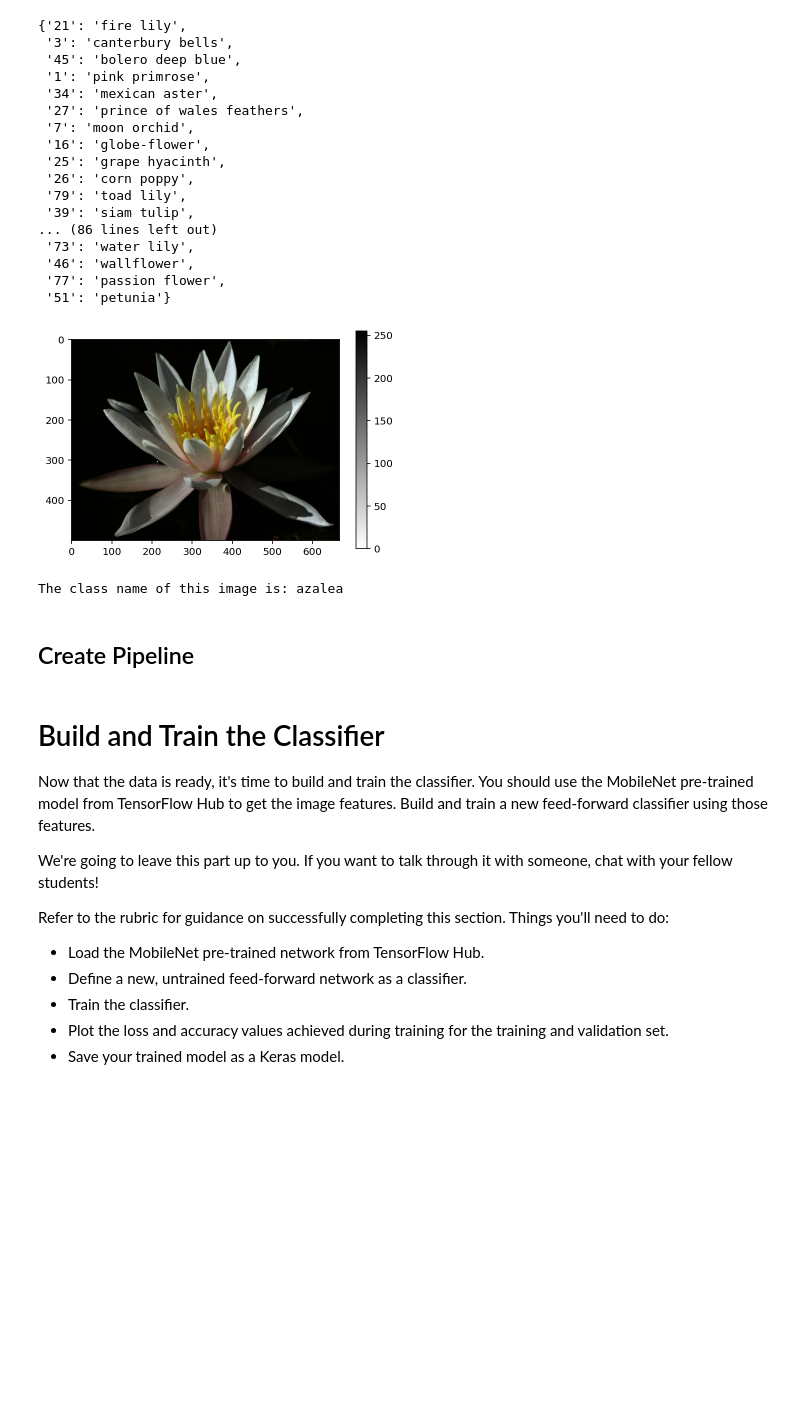
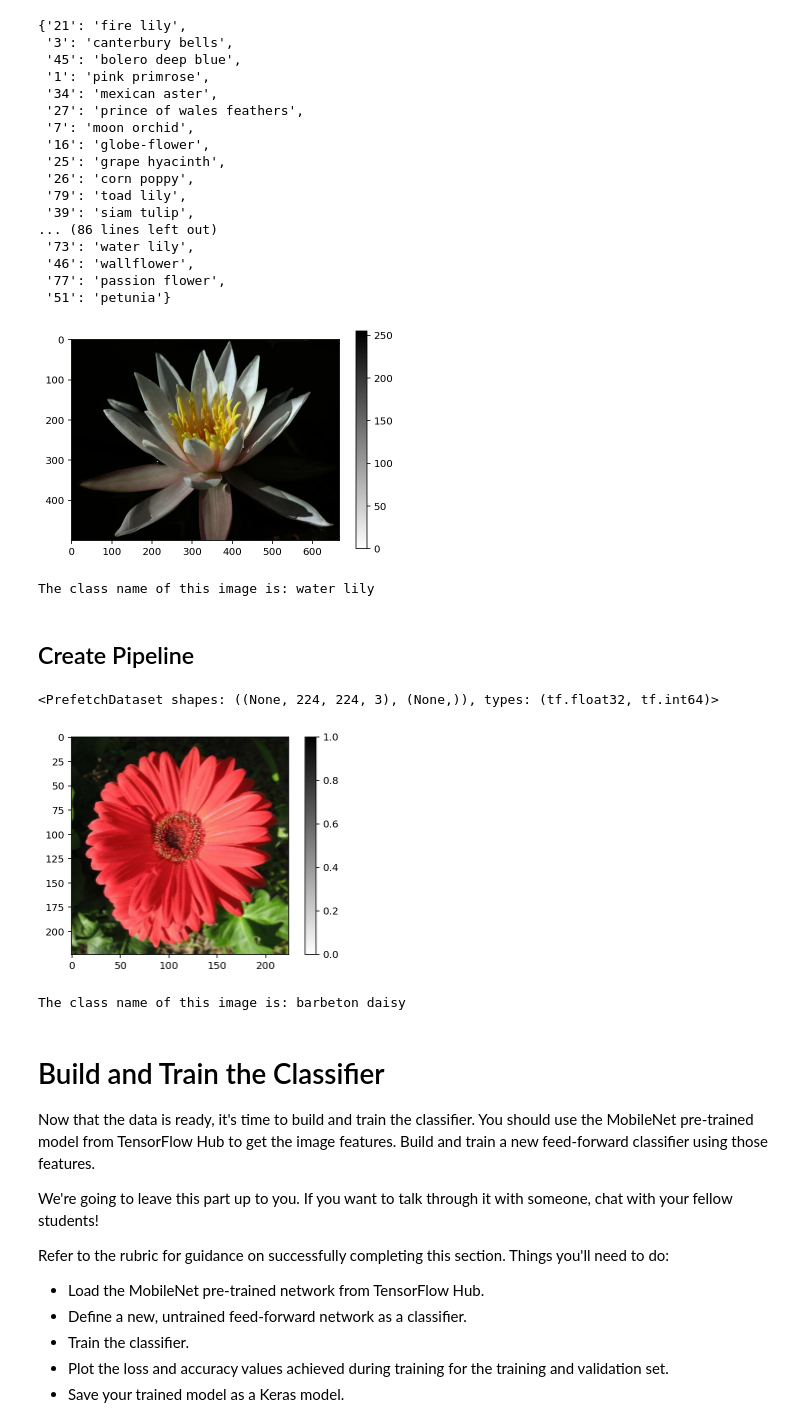
Before and after one commit to chikakorooney/intro-to-ml-tensorflow, a Jupyter notebook: projects/p2_image_classifier/Project_Image_Classifier_Project.ipynb, the cells around one changed output. Cells and saved outputs as stored; diff of their text form; code cells hidden in the pictures; blank space fills up the shorter version.

```diff
--- a/projects/p2_image_classifier/Project_Image_Classifier_Project.ipynb
+++ b/projects/p2_image_classifier/Project_Image_Classifier_Project.ipynb
@@ -171,10 +171,10 @@ plt.imshow(image, cmap= plt.cm.binary)
 plt.colorbar()
 plt.show()
 
-print('The class name of this image is:', class_names[str(label)])
+print('The class name of this image is:', class_names[str(label+1)])
 # %% [output]
 [figure]
-The class name of this image is: azalea
+The class name of this image is: water lily
 # %% [markdown]
 ## Create Pipeline
 # %%
@@ -191,6 +191,26 @@ def normalize(image, label):
 training_batches = training_set.shuffle(num_training_examples//4).map(normalize).batch(batch_size).prefetch(1)
 validation_batches = validation_set.map(normalize).batch(batch_size).prefetch(1)
 testing_batches = test_set.map(normalize).batch(batch_size).prefetch(1)
+# %%
+#showing the shape of the testing_batches
+testing_batches
+# %% [output]
+<PrefetchDataset shapes: ((None, 224, 224, 3), (None,)), types: (tf.float32, tf.int64)>
+# %%
+# Plot sample image from the testing_batch after processing.
+
+for image, label in testing_batches.take(1):
+    image = image[0].numpy()
+    label = label[0].numpy()
+
+plt.imshow(image, cmap= plt.cm.binary)
+plt.colorbar()
+plt.show()
+
+print('The class name of this image is:', class_names[str(label+1)])
+# %% [output]
+[figure, added]
+The class name of this image is: barbeton daisy
 # %% [markdown]
 # Build and Train the Classifier
 
```
Also changed, not shown: parts of 14 cells of this notebook.
